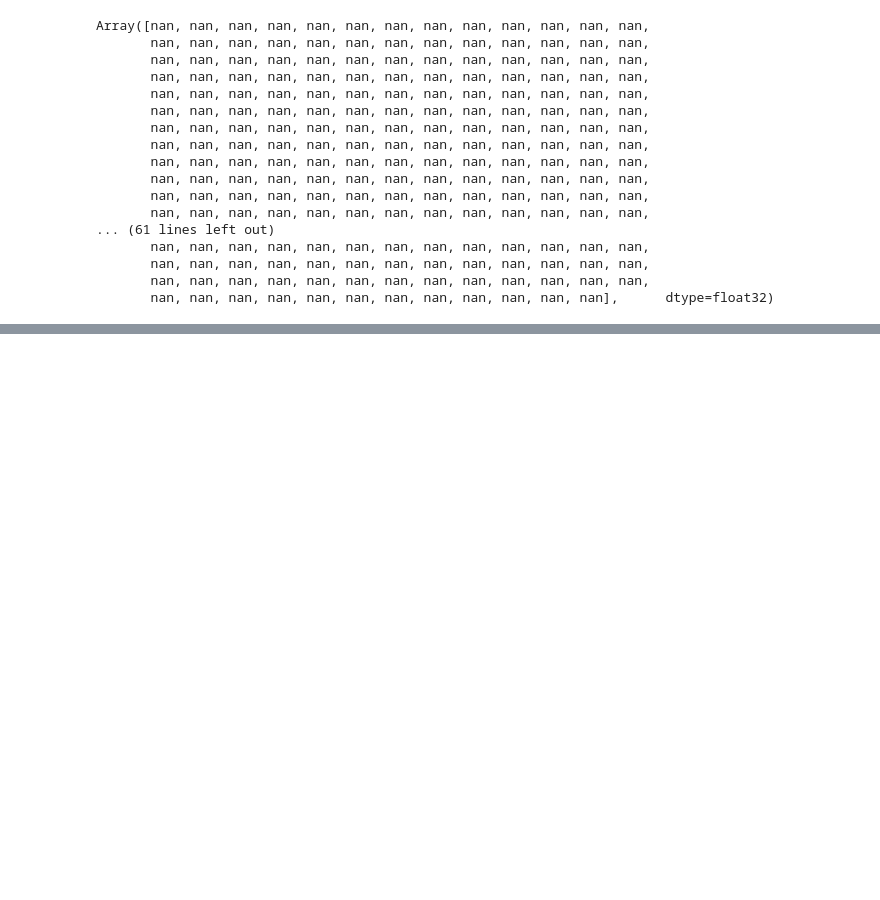
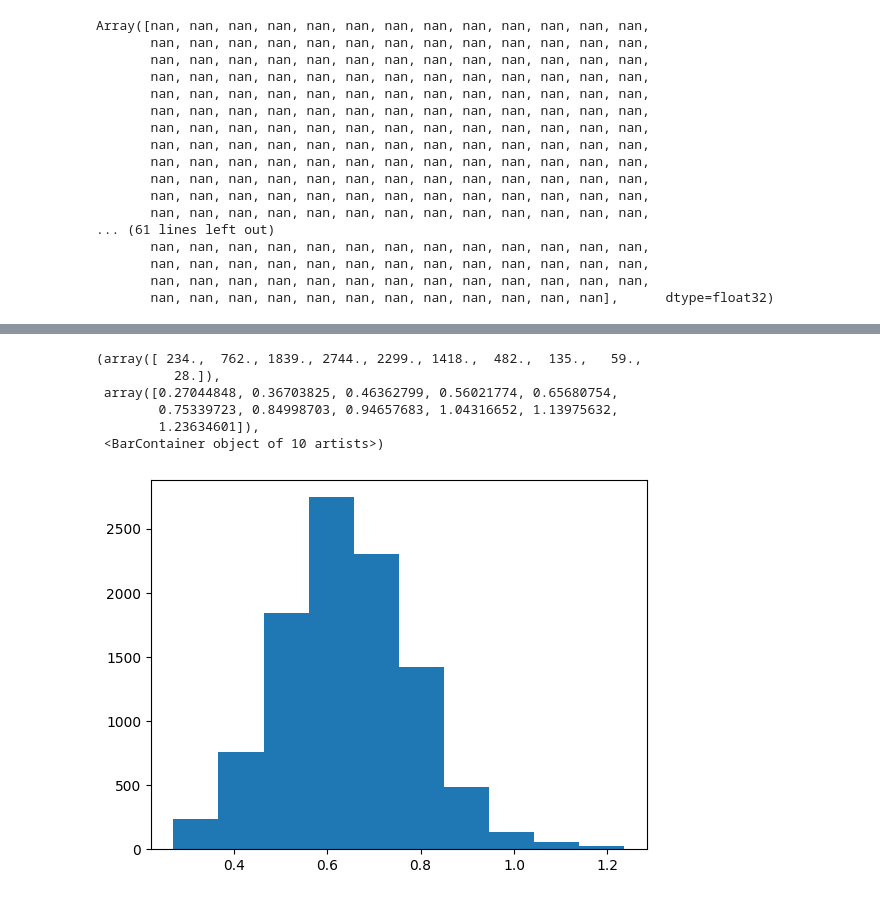
Before and after one commit to bhorowitz/MCHMC_PS, a Jupyter notebook: simple.ipynb, the cells around one changed output, grey strips where cells are left out. Saved outputs shown, nothing was run; the diff lists cells and outputs as text; code cells hidden in the pictures; blank space fills up the shorter version.

```diff
--- a/simple.ipynb
+++ b/simple.ipynb
@@ -301,5 +299,21 @@ initial_state = hmc.init(initial_position)
 # %%
+inv_mass_matrix = 0.1*np.ones(initial_position.shape)
+num_integration_steps = 60
+step_size = 1e-3
+
+hmc = blackjax.hmc(logLike_MCHMC, step_size, inv_mass_matrix, num_integration_steps)
+initial_state = hmc.init(initial_position)
 hmc_kernel = jax.jit(hmc.step)
+def inference_loop(rng_key, kernel, initial_state, num_samples):
+    @jax.jit
+    def one_step(state, rng_key):
+        state, _ = kernel(rng_key, state)
+        return state, state
+
+    keys = jax.random.split(rng_key, num_samples)
+    _, states = jax.lax.scan(one_step, initial_state, keys)
+
+    return states
 # %%
 def inference_loop(rng_key, kernel, initial_state, num_samples):
     @jax.jit
@@ -319,0 +350,10 @@ mcmc_samples = states.position
+# %%
+plt.hist(mcmc_samples[:,0])
+# %% [output]
+(array([ 234.,  762., 1839., 2744., 2299., 1418.,  482.,  135.,   59.,
+          28.]),
+ array([0.27044848, 0.36703825, 0.46362799, 0.56021774, 0.65680754,
+        0.75339723, 0.84998703, 0.94657683, 1.04316652, 1.13975632,
+        1.23634601]),
+ <BarContainer object of 10 artists>)
+[figure, added]
```
Also changed, not shown: parts of 2 cells of this notebook.
